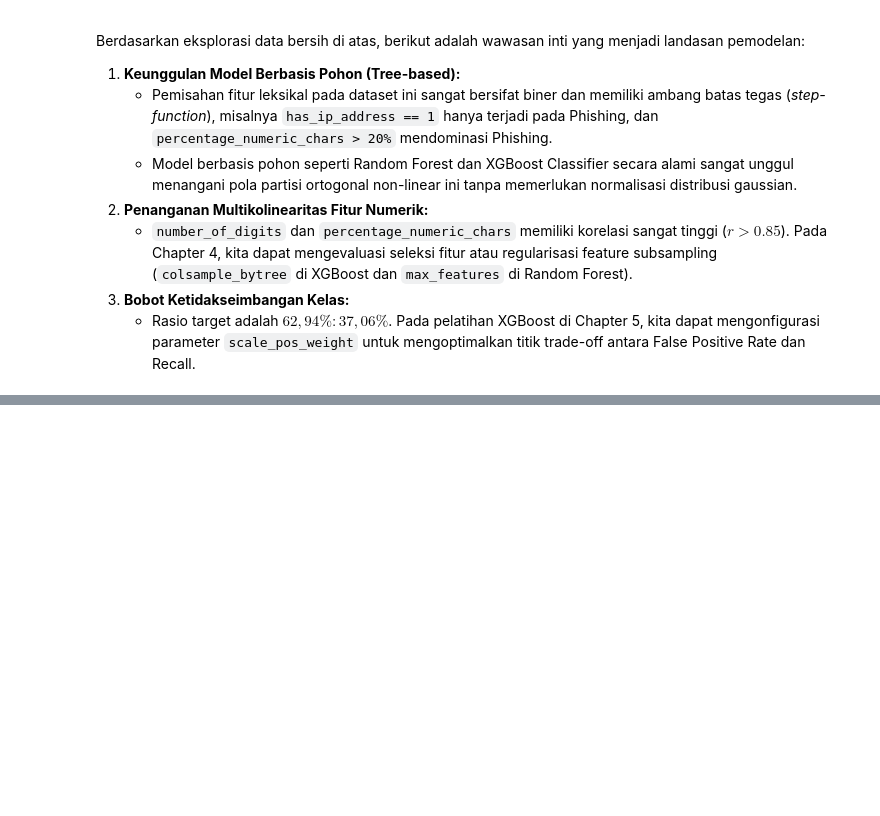
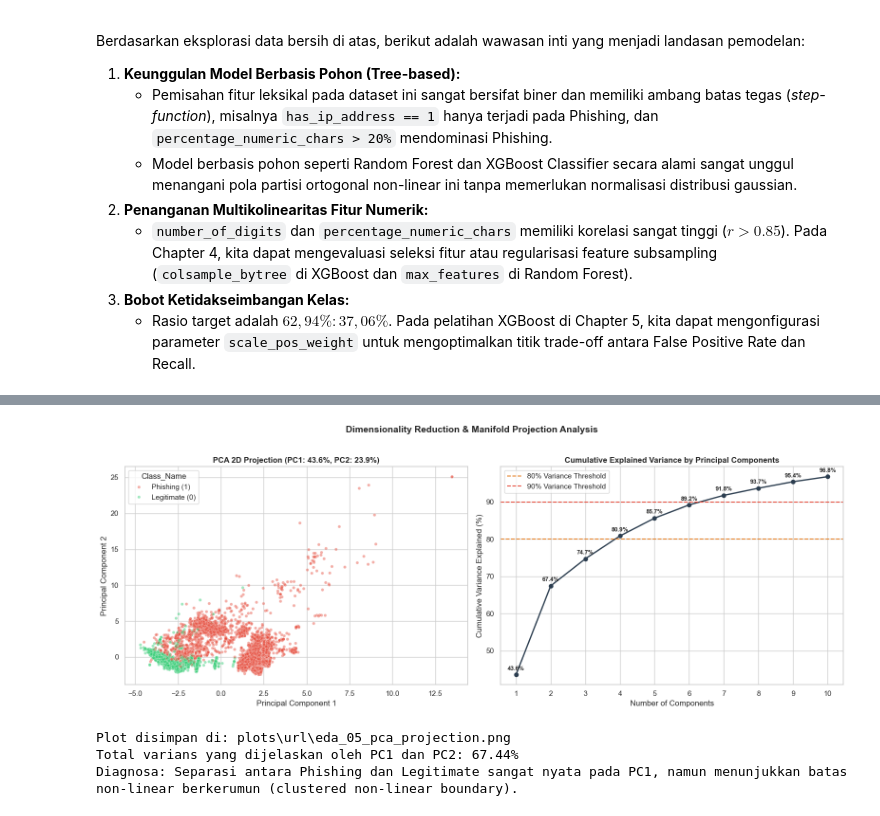
Before and after one commit to fathirrizkifadillah/PhisGuard_Model_Training, a Jupyter notebook: url.ipynb, the cells around one changed output, grey strips where cells are left out. Drawn from its saved outputs; the diff is of its cells as text; code cells hidden in the pictures; blank space fills up the shorter version.

```diff
--- a/url.ipynb
+++ b/url.ipynb
@@ -846,0 +853,59 @@ Berdasarkan eksplorasi data bersih di atas, berikut adalah wawasan inti yang men
+# %%
+from sklearn.decomposition import PCA
+from sklearn.preprocessing import StandardScaler
+
+# Standarisasi fitur sebelum PCA
+feature_cols = [c for c in df_clean.columns if c not in ['URL', 'Class_Name', 'is_phishing']]
+scaler = StandardScaler()
+X_scaled = scaler.fit_transform(df_clean[feature_cols])
+
+# Fit PCA 10 komponen untuk menganalisis cumulative variance
+pca_full = PCA(n_components=10, random_state=42)
+pca_full.fit(X_scaled)
+cum_var = np.cumsum(pca_full.explained_variance_ratio_) * 100
+
+# Proyeksi 2D untuk visualisasi
+pca_2d = PCA(n_components=2, random_state=42)
+X_pca_2d = pca_2d.fit_transform(X_scaled)
+df_pca = pd.DataFrame(X_pca_2d, columns=['PC1', 'PC2'])
+df_pca['Class_Name'] = df_clean['Class_Name']
+
+fig, axes = plt.subplots(1, 2, figsize=(16, 6))
+
+# Plot 1: Scatter PCA 2D
+sample_pca = df_pca.sample(15000, random_state=42)
+sns.scatterplot(data=sample_pca, x='PC1', y='PC2', hue='Class_Name',
+                palette={'Legitimate (0)': '#2ecc71', 'Phishing (1)': '#e74c3c'},
+                alpha=0.45, s=20, ax=axes[0])
+axes[0].set_title(f'PCA 2D Projection (PC1: {pca_2d.explained_variance_ratio_[0]*100:.1f}%, PC2: {pca_2d.explained_variance_ratio_[1]*100:.1f}%)',
+                  fontsize=12, fontweight='bold')
+axes[0].set_xlabel('Principal Component 1')
+axes[0].set_ylabel('Principal Component 2')
+
+# Plot 2: Cumulative Explained Variance
+axes[1].plot(range(1, 11), cum_var, marker='o', color='#2c3e50', linewidth=2, markersize=6)
+axes[1].axhline(80, color='#e67e22', linestyle='--', label='80% Variance Threshold')
+axes[1].axhline(90, color='#e74c3c', linestyle='--', label='90% Variance Threshold')
+axes[1].set_title('Cumulative Explained Variance by Principal Components', fontsize=12, fontweight='bold')
+axes[1].set_xlabel('Number of Components')
+axes[1].set_ylabel('Cumulative Variance Explained (%)')
+axes[1].set_xticks(range(1, 11))
+axes[1].legend()
+
+for i, v in enumerate(cum_var):
+    axes[1].text(i + 1, v + 1.2, f'{v:.1f}%', ha='center', fontsize=9, fontweight='bold')
+
+plt.suptitle('Dimensionality Reduction & Manifold Projection Analysis', fontsize=14, fontweight='bold', y=1.02)
+plt.tight_layout()
+eda_file5 = EDA_PLOT_DIR / 'eda_05_pca_projection.png'
+plt.savefig(eda_file5, dpi=200, bbox_inches='tight')
+plt.show()
+print(f"Plot disimpan di: {eda_file5}")
+
+print(f"Total varians yang dijelaskan oleh PC1 dan PC2: {sum(pca_2d.explained_variance_ratio_)*100:.2f}%")
+print("Diagnosa: Separasi antara Phishing dan Legitimate sangat nyata pada PC1, namun menunjukkan batas non-linear berkerumun (clustered non-linear boundary).")
+# %% [output]
+[figure, added]
+Plot disimpan di: plots\url\eda_05_pca_projection.png
+Total varians yang dijelaskan oleh PC1 dan PC2: 67.44%
+Diagnosa: Separasi antara Phishing dan Legitimate sangat nyata pada PC1, namun menunjukkan batas non-linear berkerumun (clustered non-linear boundary).
```
Also changed, not shown: parts of 6 cells of this notebook, 9 other files.
